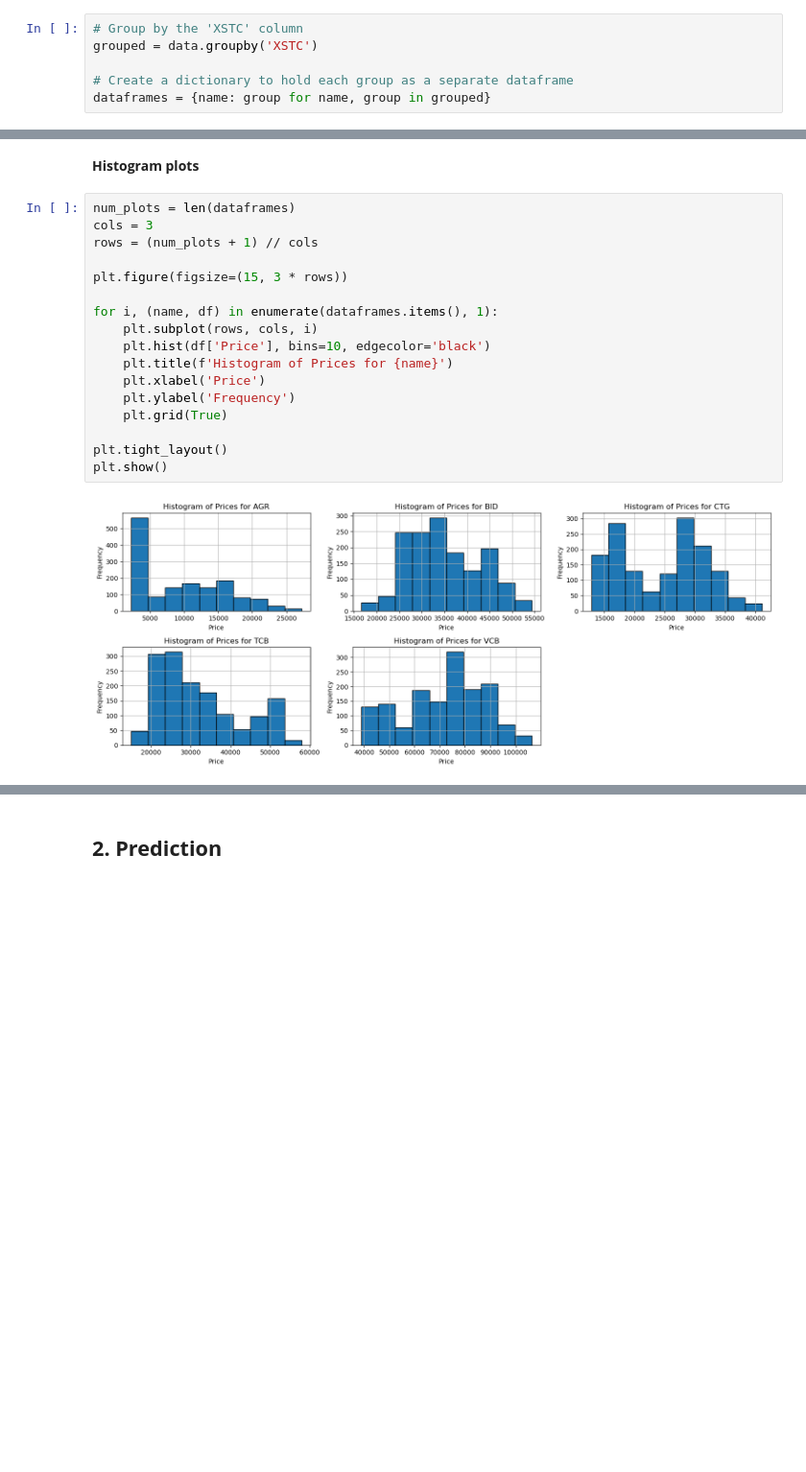
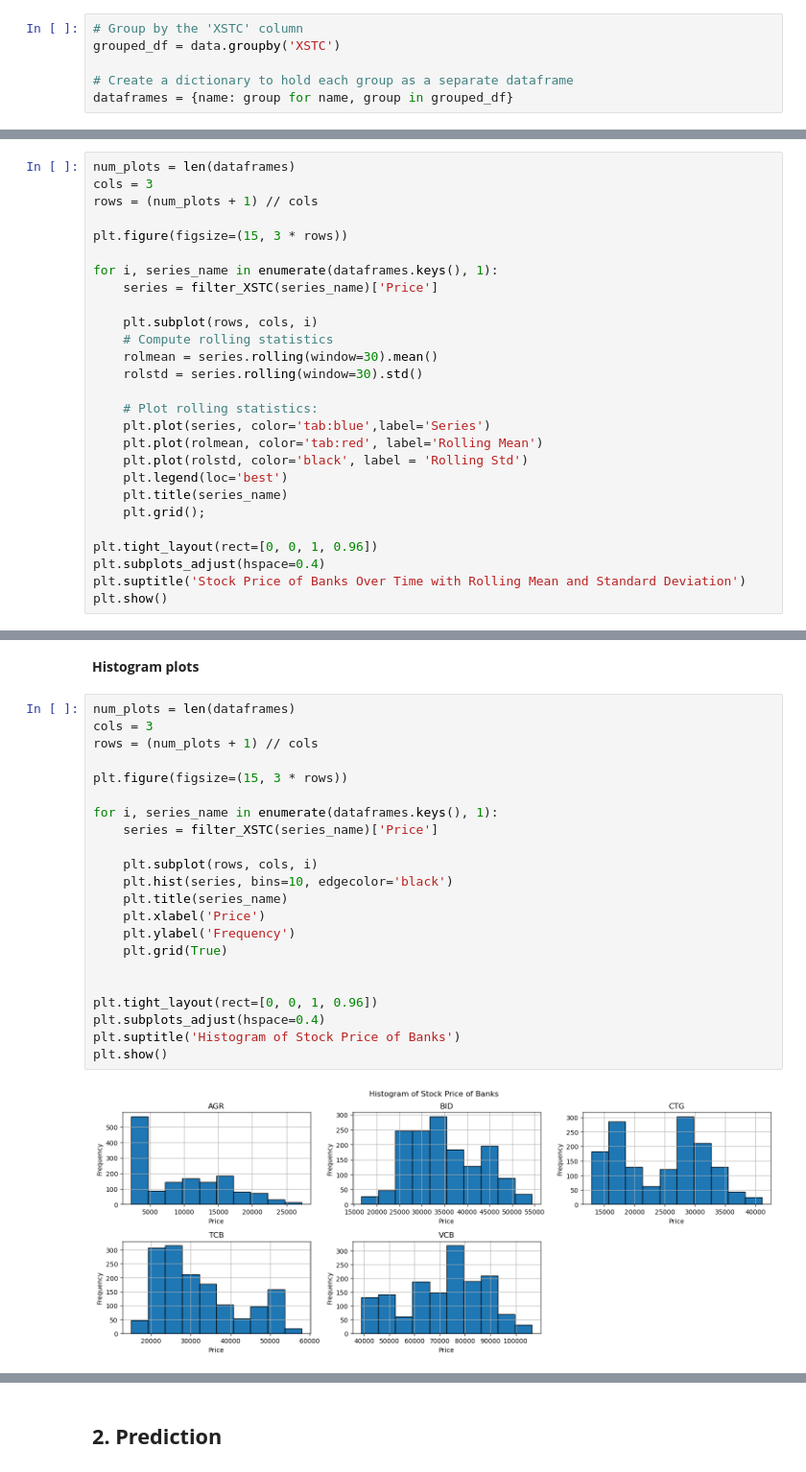
Before and after one commit to HTNam1710/DataViz_Lab02, a Jupyter notebook: stationarity.ipynb, the cells around one changed output, grey strips where cells are left out. Shown at 96% size. Cells and saved outputs as stored; diff of their text form; blank space fills up the shorter version.

```diff
--- a/stationarity.ipynb
+++ b/stationarity.ipynb
@@ -40,7 +41,7 @@ dtypes: datetime64[ns](1), float64(6), object(1)
 memory usage: 465.8+ KB
 # %%
 # Group by the 'XSTC' column
-grouped = data.groupby('XSTC')
+grouped_df = data.groupby('XSTC')
 
 # Create a dictionary to hold each group as a separate dataframe
-dataframes = {name: group for name, group in grouped}
+dataframes = {name: group for name, group in grouped_df}
@@ -234,0 +242,27 @@ plt.show()
+# %%
+num_plots = len(dataframes)
+cols = 3
+rows = (num_plots + 1) // cols
+
+plt.figure(figsize=(15, 3 * rows))
+
+for i, series_name in enumerate(dataframes.keys(), 1):
+    series = filter_XSTC(series_name)['Price']
+
+    plt.subplot(rows, cols, i)
+    # Compute rolling statistics
+    rolmean = series.rolling(window=30).mean()
+    rolstd = series.rolling(window=30).std()
+
+    # Plot rolling statistics:
+    plt.plot(series, color='tab:blue',label='Series')
+    plt.plot(rolmean, color='tab:red', label='Rolling Mean')
+    plt.plot(rolstd, color='black', label = 'Rolling Std')
+    plt.legend(loc='best')
+    plt.title(series_name)
+    plt.grid();
+
+plt.tight_layout(rect=[0, 0, 1, 0.96])
+plt.subplots_adjust(hspace=0.4)
+plt.suptitle('Stock Price of Banks Over Time with Rolling Mean and Standard Deviation')
+plt.show()
@@ -237,19 +273,24 @@ plt.show()
 # %%
 num_plots = len(dataframes)
 cols = 3
 rows = (num_plots + 1) // cols
 
 plt.figure(figsize=(15, 3 * rows))
 
-for i, (name, df) in enumerate(dataframes.items(), 1):
+for i, series_name in enumerate(dataframes.keys(), 1):
+    series = filter_XSTC(series_name)['Price']
+
     plt.subplot(rows, cols, i)
-    plt.hist(df['Price'], bins=10, edgecolor='black')
-    plt.title(f'Histogram of Prices for {name}')
+    plt.hist(series, bins=10, edgecolor='black')
+    plt.title(series_name)
     plt.xlabel('Price')
     plt.ylabel('Frequency')
     plt.grid(True)
 
-plt.tight_layout()
+
+plt.tight_layout(rect=[0, 0, 1, 0.96])
+plt.subplots_adjust(hspace=0.4)
+plt.suptitle('Histogram of Stock Price of Banks')
 plt.show()
 # %% [output]
-[figure, old version]
+[figure, new version]
```
Also changed, not shown: parts of 81 cells of this notebook.
